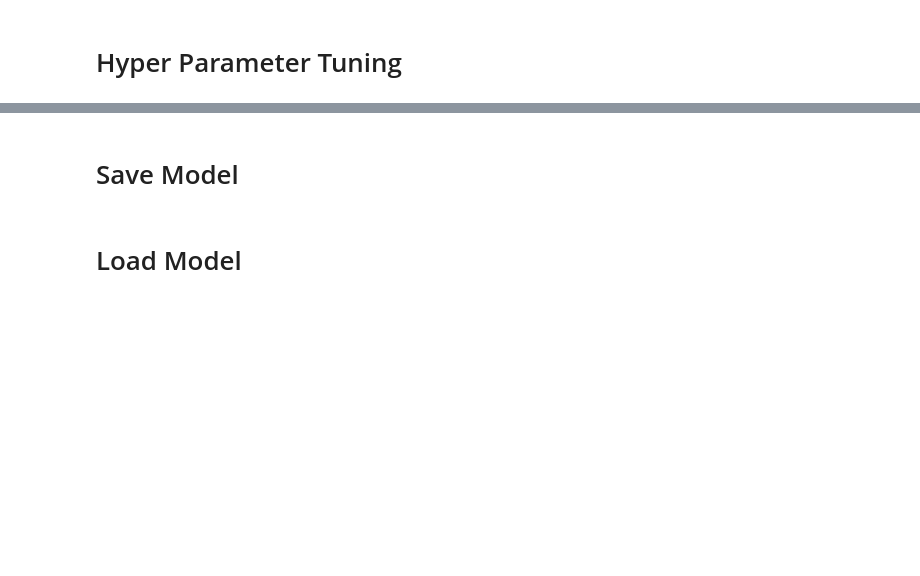
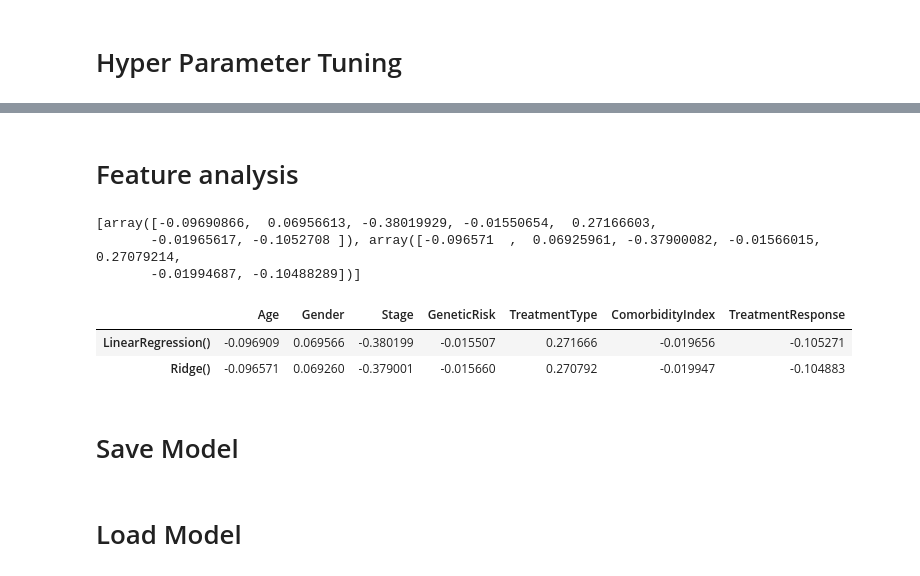
Before and after one commit to nmn0gueira/myeloma-survival-analysis, a Jupyter notebook: solution.ipynb, the cells around one changed output, grey strips where cells are left out. Saved outputs shown, nothing was run; the diff lists cells and outputs as text; code cells hidden in the pictures; blank space fills up the shorter version.

```diff
--- a/solution.ipynb
+++ b/solution.ipynb
@@ -246,7 +246,7 @@ supervised_preprocessors['Handled'].append(preprocessor_smpca)
 semi_supervised_pipelines = {}   # Dictionary of pipelines (model_name: list of pipelines)
 supervised_pipelines = {}   # Dictionary of pipelines (model_name: list of pipelines)
 
-models = [('LinearRegression', LinearRegression()), ('Ridge', Ridge(alpha=50.0, solver='lsqr')), ('KNeighborsRegressor', KNeighborsRegressor()), ('DecisionTreeRegressor', DecisionTreeRegressor()), ('RandomForestRegressor', RandomForestRegressor()), ('SVR', SVR())]
+models = [('LinearRegression', LinearRegression()), ('Ridge', Ridge()), ('KNeighborsRegressor', KNeighborsRegressor()), ('DecisionTreeRegressor', DecisionTreeRegressor()), ('RandomForestRegressor', RandomForestRegressor()), ('SVR', SVR())]
 
 # These models hanlde missing values by themselves
 gradient_boosting_models = [('GradientBoostingRegressor', HistGradientBoostingRegressor())]
@@ -477,6 +548,24 @@ best_model = best_estimator
 print(f"Best parameters: {best_params}")
 print(f"Best score: {best_score}")
 print(f"Best estimator: {best_estimator}")
+# %% [markdown]
+# Feature analysis
+# %%
+# Make a coefficient table for purely supervised models (linear and ridge regression)
+coefficients = [supervised_pipelines['LinearRegression'][9]['model'].coef_, supervised_pipelines['Ridge'][9]['model'].coef_]
+columns = df.columns.drop(['SurvivalTime', 'Censored'])
+
+# Index is the model name
+index = [supervised_pipelines['LinearRegression'][9]['model'].__str__(), supervised_pipelines['Ridge'][9]['model'].__str__()]
+coefficients = pd.DataFrame(coefficients, columns=columns, index=index)
+coefficients
+# %% [output]
+[array([-0.09690866,  0.06956613, -0.38019929, -0.01550654,  0.27166603,
+       -0.01965617, -0.1052708 ]), array([-0.096571  ,  0.06925961, -0.37900082, -0.01566015,  0.27079214,
+       -0.01994687, -0.10488289])]
+|  | Age | Gender | Stage | GeneticRisk | TreatmentType | ComorbidityIndex | TreatmentResponse |
+| LinearRegression() | -0.096909 | 0.069566 | -0.380199 | -0.015507 | 0.271666 | -0.019656 | -0.105271 |
+| Ridge() | -0.096571 | 0.069260 | -0.379001 | -0.015660 | 0.270792 | -0.019947 | -0.104883 |
 # %% [markdown]
 # Save Model
 # %%
```
Also changed, not shown: parts of 10 cells of this notebook, 16 other files.
